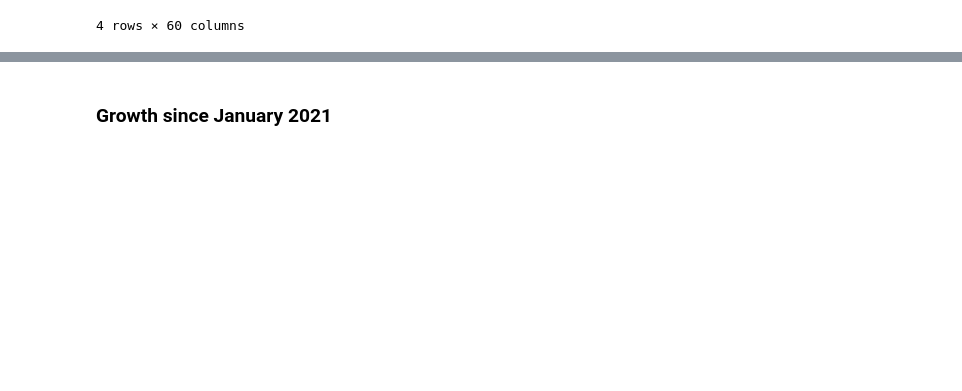
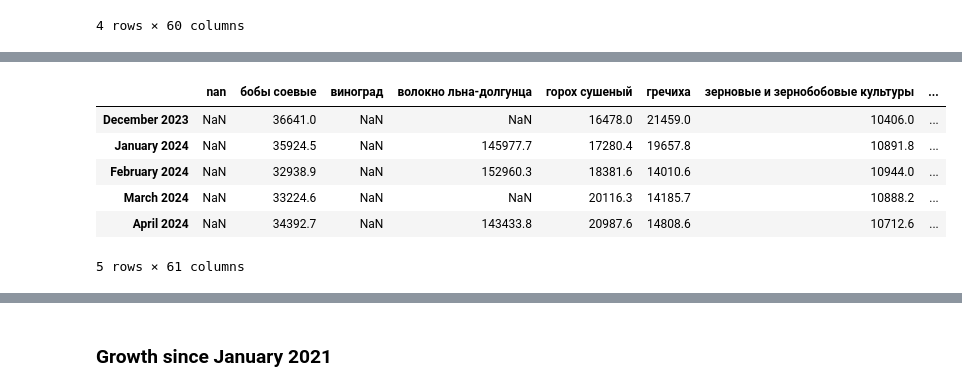
Before and after one commit to achasovsky/economy-rus-dash, a Jupyter notebook: notebooks/CP-producers.ipynb, the cells around one changed output, grey strips where cells are left out. Saved outputs shown, nothing was run; the diff lists cells and outputs as text; code cells hidden in the pictures; blank space fills up the shorter version.

```diff
--- a/notebooks/CP-producers.ipynb
+++ b/notebooks/CP-producers.ipynb
@@ -484,0 +506,10 @@ pci_producers2024
+# %%
+cp_producers.tail()
+# %% [output]
+|  | nan | бобы соевые | виноград | волокно льна-долгунца | горох сушеный | гречиха | зерновые и зернобобовые культуры | ... |
+| December 2023 | NaN | 36641.0 | NaN | NaN | 16478.0 | 21459.0 | 10406.0 | ... |
+| January 2024 | NaN | 35924.5 | NaN | 145977.7 | 17280.4 | 19657.8 | 10891.8 | ... |
+| February 2024 | NaN | 32938.9 | NaN | 152960.3 | 18381.6 | 14010.6 | 10944.0 | ... |
+| March 2024 | NaN | 33224.6 | NaN | NaN | 20116.3 | 14185.7 | 10888.2 | ... |
+| April 2024 | NaN | 34392.7 | NaN | 143433.8 | 20987.6 | 14808.6 | 10712.6 | ... |
+5 rows × 61 columns
```
Also changed, not shown: parts of 7 cells of this notebook, 2 other files.
